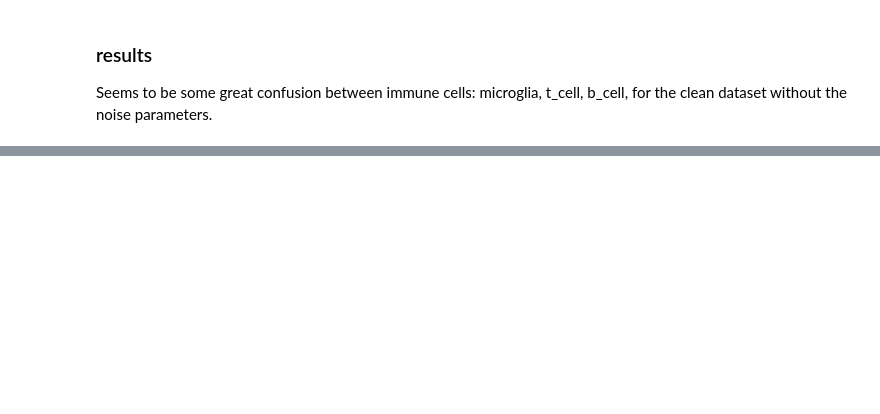
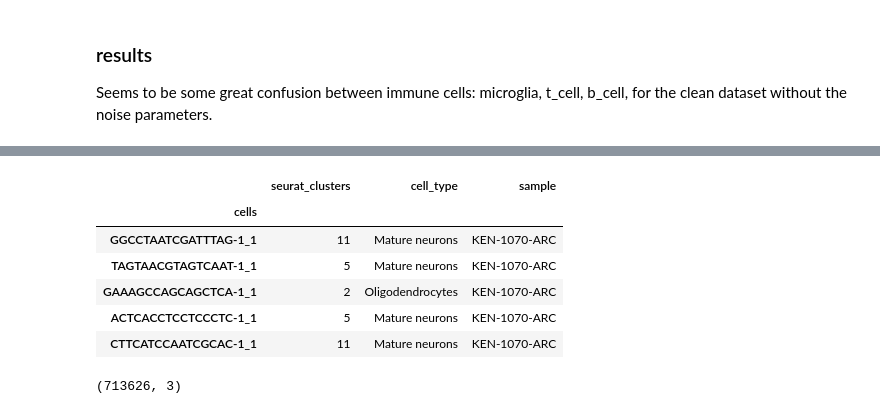
Before and after one commit to ergonyc/labelator, a Jupyter notebook: scripts/cellassign_results.ipynb, the cells around one changed output, grey strips where cells are left out. Drawn from its saved outputs; the diff is of its cells as text; code cells hidden in the pictures; blank space fills up the shorter version.

Commit message:
re-groundtruthing

```diff
--- a/scripts/cellassign_results.ipynb
+++ b/scripts/cellassign_results.ipynb
@@ -853,0 +1232,18 @@ b_cell                     0.000248     0.000348     0.000348     0.000149
+# %%
+ground_truth = pd.read_csv(
+    Path.cwd().parent / "data/scdata/xylena_raw/cell_barcode_labels.csv", index_col=0
+)
+# %%
+ground_truth.head()
+# %% [output]
+|  | seurat_clusters | cell_type | sample |
+| cells |  |  |  |
+| GGCCTAATCGATTTAG-1_1 | 11 | Mature neurons | KEN-1070-ARC |
+| TAGTAACGTAGTCAAT-1_1 | 5 | Mature neurons | KEN-1070-ARC |
+| GAAAGCCAGCAGCTCA-1_1 | 2 | Oligodendrocytes | KEN-1070-ARC |
+| ACTCACCTCCTCCCTC-1_1 | 5 | Mature neurons | KEN-1070-ARC |
+| CTTCATCCAATCGCAC-1_1 | 11 | Mature neurons | KEN-1070-ARC |
+# %%
+ground_truth.shape
+# %% [output]
+(713626, 3)
```
Also changed, not shown: parts of 30 cells of this notebook, 3 other files.
